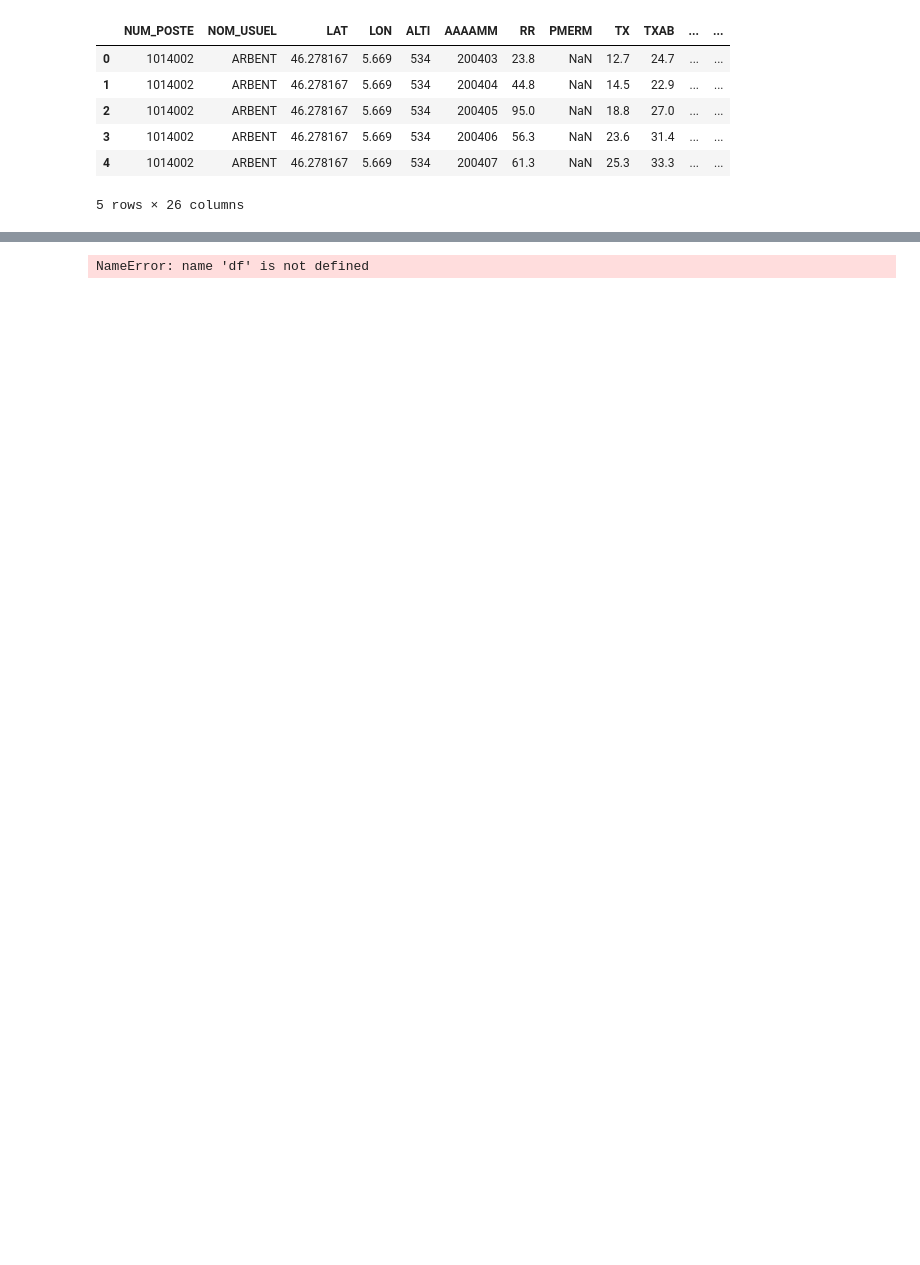
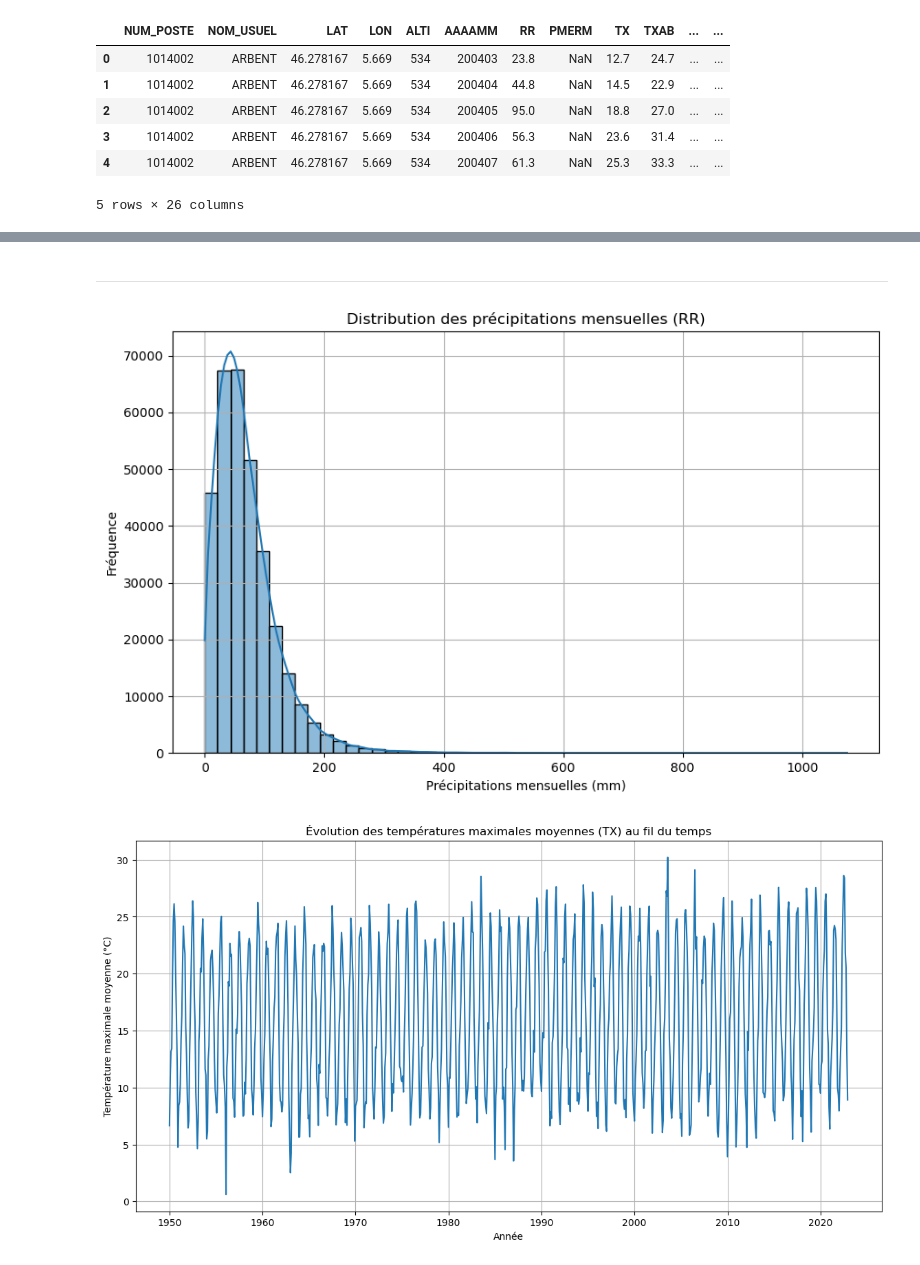
Before and after one commit to tristanGIANDO/jedha_final_project, a Jupyter notebook: jedha_final_project/EDA/datameteo_france_01.ipynb, the cells around one changed output, grey strips where cells are left out. Drawn from its saved outputs; the diff is of its cells as text; code cells hidden in the pictures; blank space fills up the shorter version.

```diff
--- a/jedha_final_project/EDA/datameteo_france_01.ipynb
+++ b/jedha_final_project/EDA/datameteo_france_01.ipynb
@@ -142,68 +158,31 @@ df.head()
 # %%
 df.to_csv("datameteo_france_1950-2022.csv", index=False)
+# %% [markdown]
+---
 # %%
 import matplotlib.pyplot as plt
 import seaborn as sns
 
-# Configurer la taille des graphiques
 plt.rcParams['figure.figsize'] = (12, 6)
-
-# Convertir la colonne 'AAAAMM' en format de date
-data['Date'] = pd.to_datetime(data['AAAAMM'], format='%Y%m')
-
-# Quelques statistiques descriptives de base
-desc_stats = data.describe()
+df['Date'] = pd.to_datetime(df['AAAAMM'], format='%Y%m')
 
 # Visualisation 1: Distribution des précipitations mensuelles (RR)
 plt.figure(figsize=(10, 6))
-sns.histplot(data['RR'].dropna(), bins=50, kde=True)
+sns.histplot(df['RR'].dropna(), bins=50, kde=True)
 plt.title('Distribution des précipitations mensuelles (RR)')
 plt.xlabel('Précipitations mensuelles (mm)')
 plt.ylabel('Fréquence')
 plt.grid(True)
 plt.show()
 
 # Visualisation 2: Températures maximales moyennes au fil du temps
 plt.figure(figsize=(14, 7))
-sns.lineplot(data=data, x='Date', y='TX', ci=None)
+sns.lineplot(data=df, x='Date', y='TX', errorbar=None)
 plt.title('Évolution des températures maximales moyennes (TX) au fil du temps')
 plt.xlabel('Année')
 plt.ylabel('Température maximale moyenne (°C)')
 plt.grid(True)
 plt.show()
-
-# Visualisation 3: Carte thermique de la corrélation entre les variables numériques
-plt.figure(figsize=(12, 10))
-corr = data.corr()
-sns.heatmap(corr, annot=True, cmap='coolwarm', fmt='.2f')
-plt.title('Carte thermique des corrélations entre les variables')
-plt.show()
-
-desc_stats
+# %% [output]
+[figure, added]
+[figure, added]
-# %%
-# Re-import plotly to re-establish the session for plotly graphics
-import plotly.express as px
-import plotly.figure_factory as ff
-import plotly.graph_objects as go
-
-# Visualisation 1: Distribution des précipitations mensuelles (RR) avec Plotly
-fig1 = px.histogram(df, x='RR', nbins=50, title='Distribution des précipitations mensuelles (RR)',
-                    labels={'RR':'Précipitations mensuelles (mm)'}, marginal='box', opacity=0.7)
-fig1.update_layout(xaxis_title='Précipitations mensuelles (mm)', yaxis_title='Fréquence')
-
-# Visualisation 2: Températures maximales moyennes au fil du temps avec Plotly
-fig2 = px.line(df, x='Date', y='TX', title='Évolution des températures maximales moyennes (TX) au fil du temps',
-               labels={'TX':'Température maximale moyenne (°C)', 'Date':'Année'})
-fig2.update_layout(xaxis_title='Année', yaxis_title='Température maximale moyenne (°C)')
-
-# Visualisation 3: Carte thermique de la corrélation entre les variables numériques avec Plotly
-corr = df.corr(numeric_only=True)
-fig3 = ff.create_annotated_heatmap(z=corr.values, x=list(corr.columns), y=list(corr.index), colorscale='Viridis')
-fig3.update_layout(title='Carte thermique des corrélations entre les variables')
-
-# Afficher les figures
-fig1.show()
-fig2.show()
-fig3.show()
-# %% [output]
-NameError: name 'df' is not defined
```
Also changed, not shown: parts of 7 cells of this notebook.
